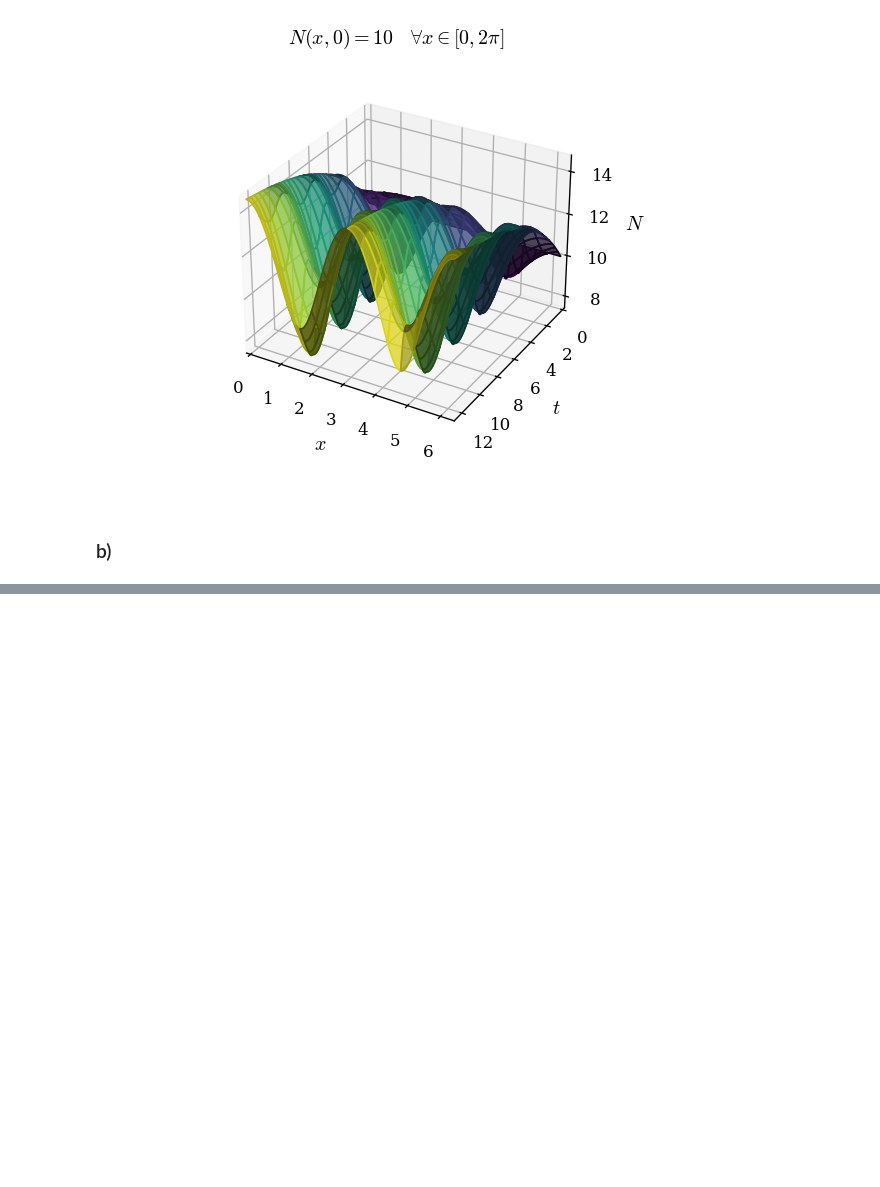
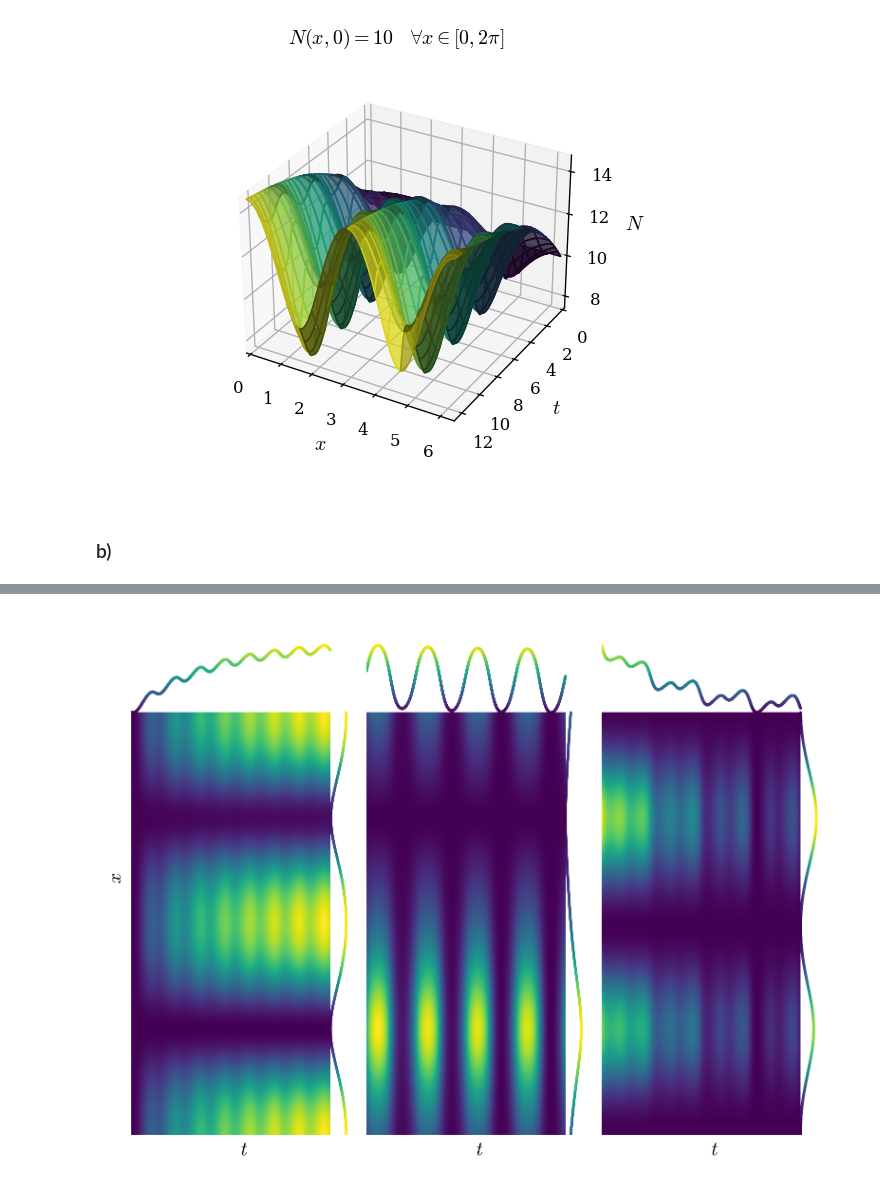
Before and after one commit to agustinbrusco/Sistemas_Complejos, a Jupyter notebook: guias/Guia3.ipynb, the cells around one changed output, grey strips where cells are left out. Drawn from its saved outputs; the diff is of its cells as text; code cells hidden in the pictures; blank space fills up the shorter version.

```diff
--- a/guias/Guia3.ipynb
+++ b/guias/Guia3.ipynb
@@ -213,0 +261,44 @@ plt.show()
+# %%
+def signed_colors(vals: ArrayLike) -> ArrayLike:
+    extremo = np.max(np.abs(vals))
+    norm = plt.Normalize(-extremo, extremo)
+    return norm(vals)
+# %%
+%matplotlib inline
+fig, axs = plt.subplots(
+    1, 3,
+    sharex=True, sharey=True,
+    constrained_layout=True, squeeze=False,
+)
+for i, ax in enumerate(axs.flatten()):
+    modo = phi[:, i:i+1] @ a[:, i:i+1].T
+    color_lim = np.max(np.abs(modo.flatten()))
+    ax.pcolormesh(
+        t_grid, x_grid, modo.T,
+        shading="auto", cmap="viridis", norm=plt.Normalize(modo.flatten().min(), modo.flatten().max())
+    )
+    a_plot = a[:, i]
+    a_plot -= a_plot.min()
+    a_plot /= a_plot.max()
+    ax.scatter(
+        t_vals, a_plot + x_vals.max(),
+        s=0.5, cmap="viridis", c=signed_colors(a[:, i]),
+    )
+    phi_plot = phi[:, i]
+    phi_plot -= phi_plot.min()
+    phi_plot /= phi_plot.max()
+    ax.scatter(
+        phi_plot + t_vals.max(), x_vals,
+        s=0.5, cmap="viridis", c=signed_colors(phi[:, i]),
+    )
+    for edge in ["top", "right", "bottom", "left"]:
+        ax.spines[edge].set_visible(False)
+for ax in axs[-1]:
+    ax.set_xlabel("$t$")
+for ax in axs[:, 0]:
+    ax.set_ylabel("$x$")
+ax.set_xticks([])
+ax.set_yticks([])
+plt.show()
+# %% [output]
+[figure, added]
```
Also changed, not shown: parts of 5 cells of this notebook.
